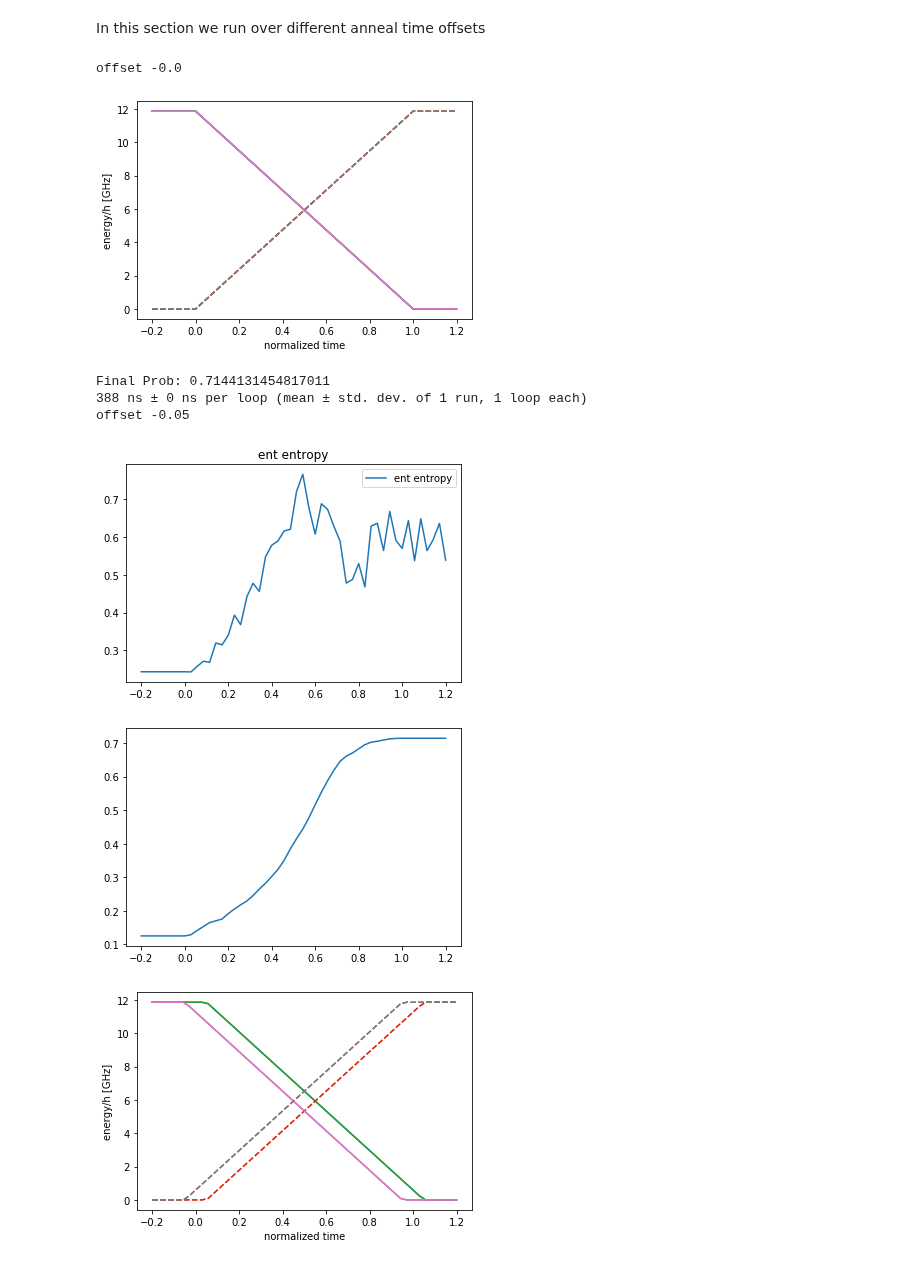
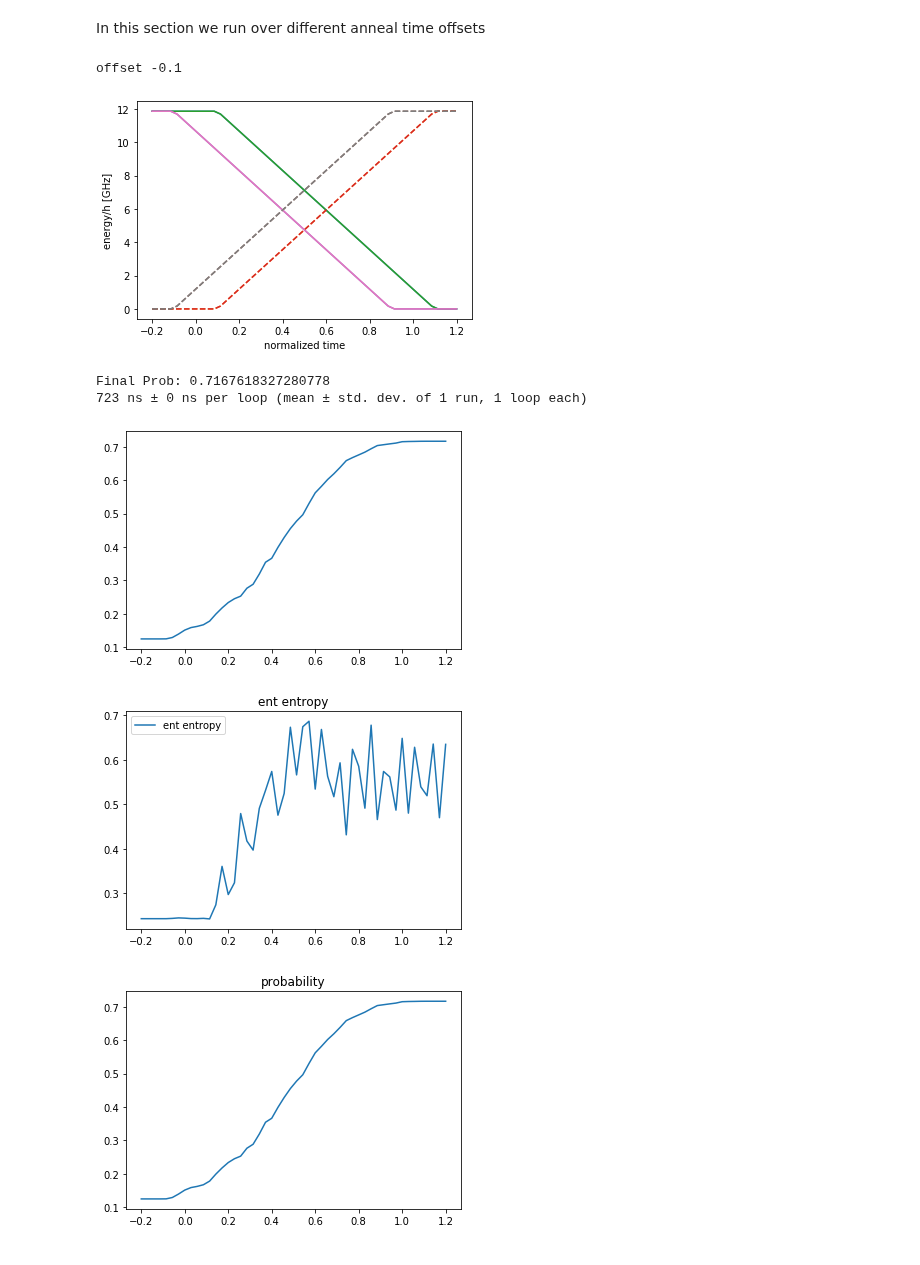
Before and after one commit to cchang5/quantum_linear_programming, a Jupyter notebook: notebooks/tdse_notebook.ipynb, the cells around one changed output. Drawn from its saved outputs; the diff is of its cells as text; code cells hidden in the pictures.

Commit message:
clean up some code still need entropy

```diff
--- a/notebooks/tdse_notebook.ipynb
+++ b/notebooks/tdse_notebook.ipynb
@@ -154,7 +154,7 @@ In this section we run over different anneal time offsets
 # %%
 # brute force solving time-dependent schrodinger equation to simulate quantum annealing for small systems
 result = dict()
-offset_min_list = -0.05 * np.arange(2)
+offset_min_list = [-0.1]
 
 for offset_min in offset_min_list:
     print("offset", offset_min)
@@ -231,6 +231,7 @@ for offset_min in offset_min_list:
                     for i in range(sol_densitymatrix.t.size)
                 ]
             )
+
             # save result to EspressoDB
             query = tdse.summary(
                 graph_params=graph_params,
@@ -250,66 +251,50 @@ for offset_min in offset_min_list:
         # plot entropy
         plt.figure()
         plt.plot(query.time, query.entropy)
         plt.legend(["ent entropy"])
         plt.title("ent entropy")
 
         # plot overlap with Ising g.s.
         plt.figure()
         plt.plot(query.time, query.prob)
+        plt.title("probability")
         print(f"Final Prob: {query.prob[-1]}")
 
     ############################################################
     ###### end of code block for thermal mixed state simultation ######
     ############################################################
 
     if pure_tdse:
         # Initial wavefunction
         y1 = tdse.init_wavefunction(initial_wavefunction)
 
         # solve
         sol = tdse.solve_pure(y1, ngrid=2, debug=debug)
 
-        # brute force diagonalization Ising hamiltonain
+        # get ground state degeneracy
         ground_state_idx, energy, eigv = tdse.ground_state_degeneracy(
             tdse.IsingH, degeneracy_tol, debug=debug
         )
 
-        # plot probability overlap with Ising ground state
-        overlap = np.zeros(sol.t.size)
-        overlap_annealH = np.zeros(sol.t.size)
-        degen_number = np.zeros(sol.t.size)
-        for i, t in enumerate(sol.t):
-            # overlap with target Hamiltonian ground state
-            overlap[i] = tdse.calculate_overlap(eigv, sol.y[:, i], ground_state_idx)
-            # overlap with time-dependent Hamiltonian ground state
-            annealH_gs_idx, eigval_annealH, eigv_annealH = tdse.ground_state_degeneracy(
-                tdse.annealingH(t), degeneracy_tol
-            )
-            degen_number[i] = len(annealH_gs_idx)
-            overlap_annealH[i] = tdse.calculate_overlap(
-                eigv_annealH, sol.y[:, i], annealH_gs_idx
-            )
+        # calculate probability overlap with Ising ground state
+        prob = [tdse.calculate_overlap(eigv, sol.y[:, i], ground_state_idx) for i in range(sol.t.size)]
+        plt.plot(sol.t, prob) # plot prob
 
-        if save_result:
-            with open(
-                f"../qlp/mds/tdse/{embed}_{initial_wavefunction}_{offset}_{offset_min}.pickle",
-                "wb",
-            ) as file:
-                rpickle = dict()
-                rpickle["tdse"] = tdse
-                rpickle["sol"] = sol
-                rpickle["overlap"] = overlap
-                rpickle["overlap_annealH"] = overlap_annealH
-                rpickle["degen_number"] = degen_number
-                pickle.dump(rpickle, file)
+        # calculate entropy
+        #alls = np.asarray(
+        #        [
+        #            tdse.ent_entropy(sol_densitymatrix.y[:, i], nA, indicesA, reg)
+        #            for i in range(sol_densitymatrix.t.size)
+        #        ]
+        #    ).real
+
     """Runtime of code per loop"""
     %timeit -n 1 -r 1 pass
 # %% [output]
-offset -0.0
+offset -0.1
-[figure, old version]
+[figure, new version]
-Final Prob: 0.7144131454817011
-388 ns ± 0 ns per loop (mean ± std. dev. of 1 run, 1 loop each)
-offset -0.05
+Final Prob: 0.7167618327280778
+723 ns ± 0 ns per loop (mean ± std. dev. of 1 run, 1 loop each)
-[figure, old version]
+[figure, new version]
-[figure, old version]
+[figure, new version]
-[figure, old version]
+[figure, new version]
```
Also changed, not shown: parts of 1 cell of this notebook.
